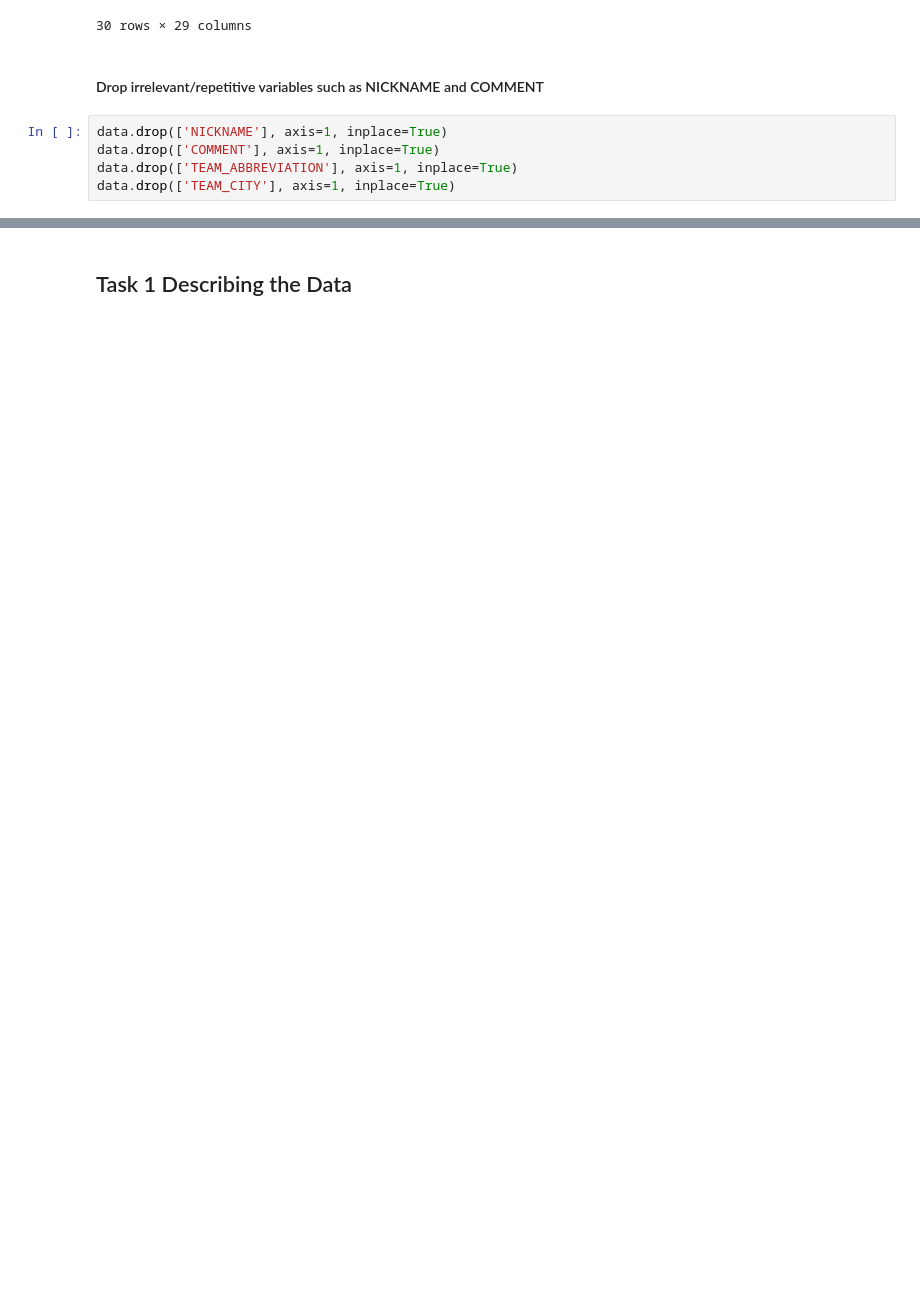
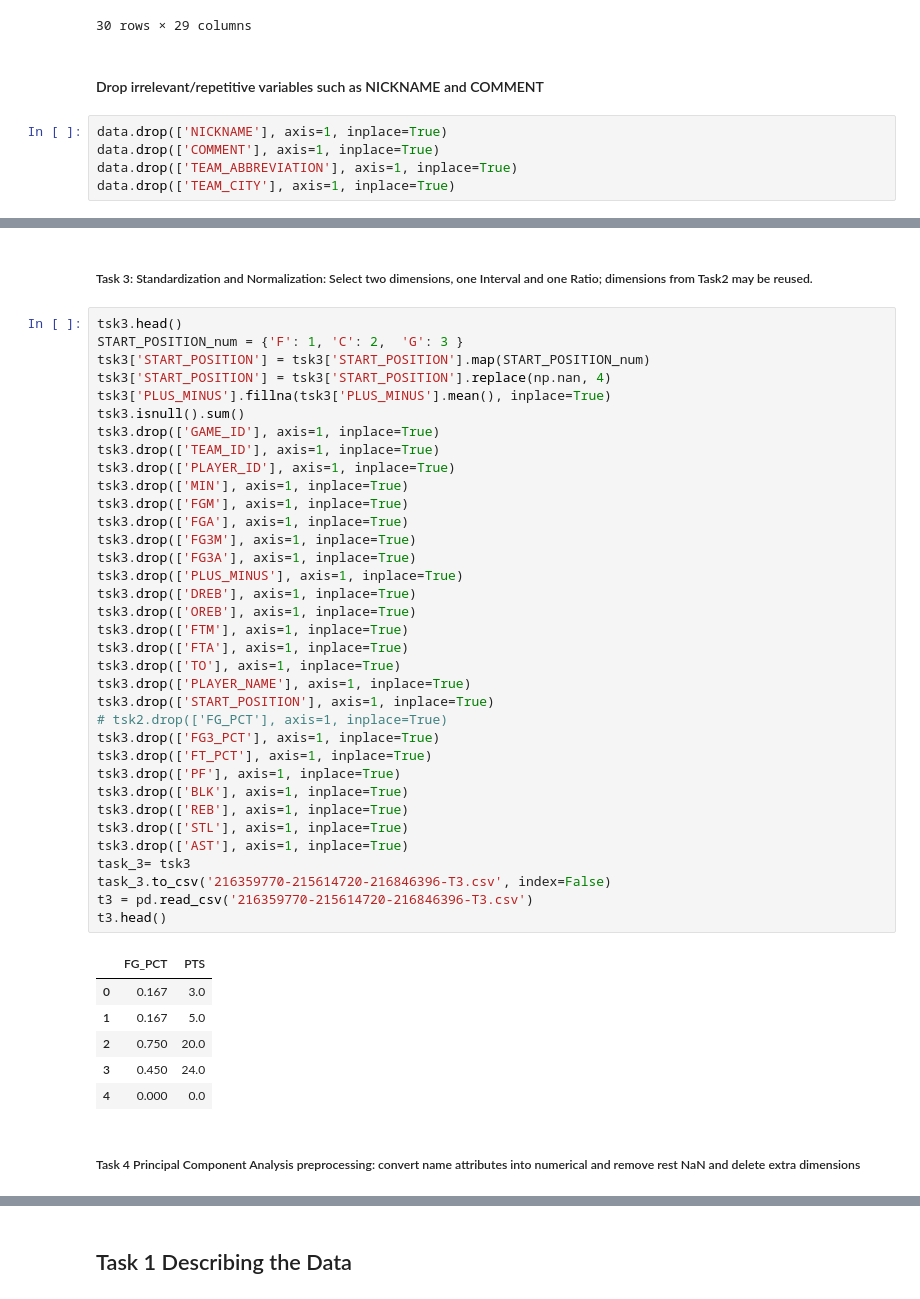
Before and after one commit to harism91/NBA-Data-mining-project, a Jupyter notebook: NBA dataset.ipynb, the cells around one changed output, grey strips where cells are left out. Drawn from its saved outputs; the diff is of its cells as text; blank space fills up the shorter version.

```diff
--- a/NBA dataset.ipynb
+++ b/NBA dataset.ipynb
@@ -105,0 +203,46 @@ data.drop(['TEAM_CITY'], axis=1, inplace=True)
+# %% [markdown]
+##### Task 3: Standardization and Normalization: Select two dimensions, one Interval and one Ratio; dimensions from Task2 may be reused.
+# %%
+tsk3.head()
+START_POSITION_num = {'F': 1, 'C': 2,  'G': 3 }
+tsk3['START_POSITION'] = tsk3['START_POSITION'].map(START_POSITION_num)
+tsk3['START_POSITION'] = tsk3['START_POSITION'].replace(np.nan, 4)
+tsk3['PLUS_MINUS'].fillna(tsk3['PLUS_MINUS'].mean(), inplace=True)
+tsk3.isnull().sum()
+tsk3.drop(['GAME_ID'], axis=1, inplace=True)
+tsk3.drop(['TEAM_ID'], axis=1, inplace=True)
+tsk3.drop(['PLAYER_ID'], axis=1, inplace=True)
+tsk3.drop(['MIN'], axis=1, inplace=True)
+tsk3.drop(['FGM'], axis=1, inplace=True)
+tsk3.drop(['FGA'], axis=1, inplace=True)
+tsk3.drop(['FG3M'], axis=1, inplace=True)
+tsk3.drop(['FG3A'], axis=1, inplace=True)
+tsk3.drop(['PLUS_MINUS'], axis=1, inplace=True)
+tsk3.drop(['DREB'], axis=1, inplace=True)
+tsk3.drop(['OREB'], axis=1, inplace=True)
+tsk3.drop(['FTM'], axis=1, inplace=True)
+tsk3.drop(['FTA'], axis=1, inplace=True)
+tsk3.drop(['TO'], axis=1, inplace=True)
+tsk3.drop(['PLAYER_NAME'], axis=1, inplace=True)
+tsk3.drop(['START_POSITION'], axis=1, inplace=True)
+# tsk2.drop(['FG_PCT'], axis=1, inplace=True)
+tsk3.drop(['FG3_PCT'], axis=1, inplace=True)
+tsk3.drop(['FT_PCT'], axis=1, inplace=True)
+tsk3.drop(['PF'], axis=1, inplace=True)
+tsk3.drop(['BLK'], axis=1, inplace=True)
+tsk3.drop(['REB'], axis=1, inplace=True)
+tsk3.drop(['STL'], axis=1, inplace=True)
+tsk3.drop(['AST'], axis=1, inplace=True)
+task_3= tsk3
+task_3.to_csv('216359770-215614720-216846396-T3.csv', index=False)
+t3 = pd.read_csv('216359770-215614720-216846396-T3.csv')
+t3.head()
+# %% [output]
+|  | FG_PCT | PTS |
+| 0 | 0.167 | 3.0 |
+| 1 | 0.167 | 5.0 |
+| 2 | 0.750 | 20.0 |
+| 3 | 0.450 | 24.0 |
+| 4 | 0.000 | 0.0 |
+# %% [markdown]
+#####  Task 4 Principal Component Analysis preprocessing: convert name attributes into numerical and remove rest NaN and delete extra dimensions
```
Also changed, not shown: parts of 24 cells of this notebook.
